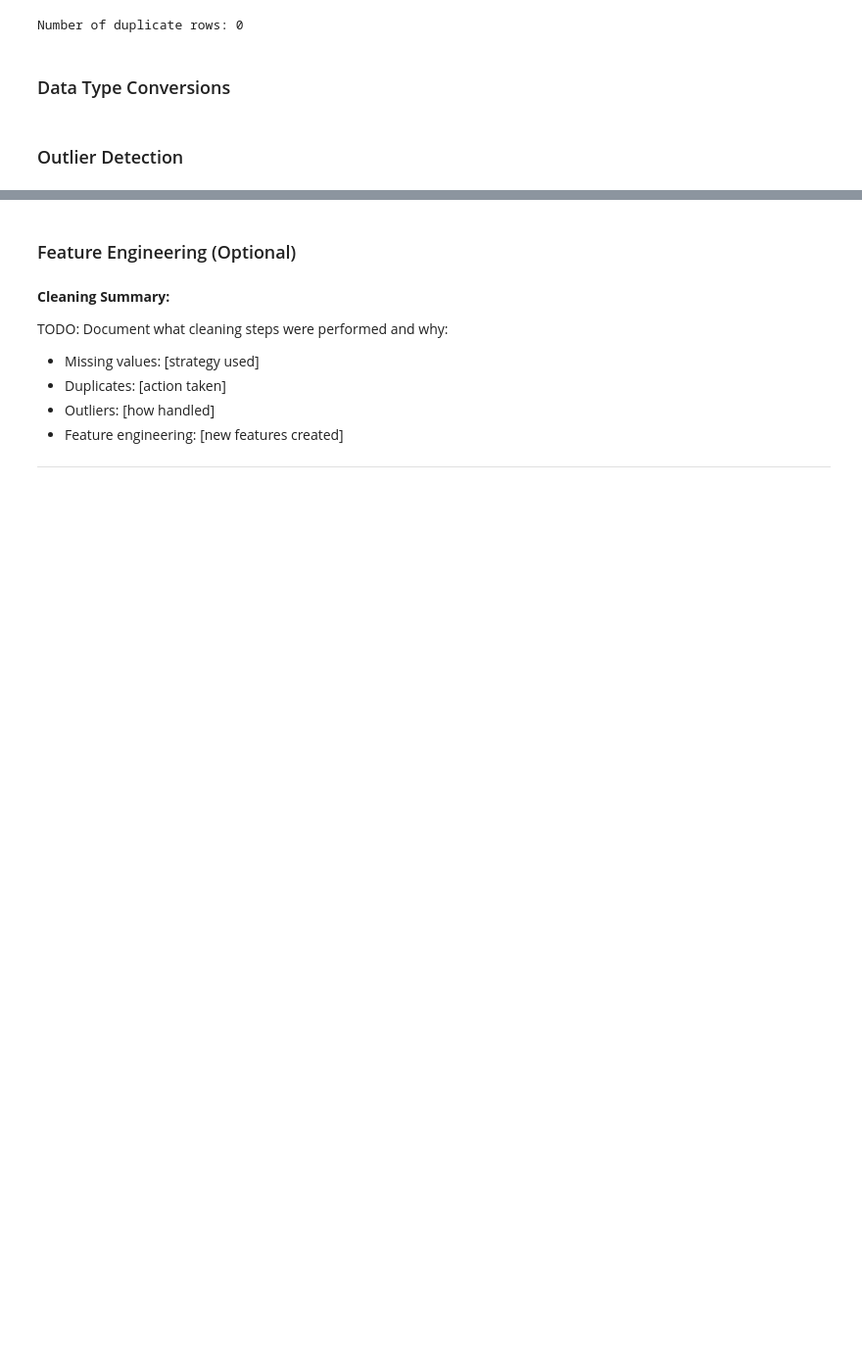
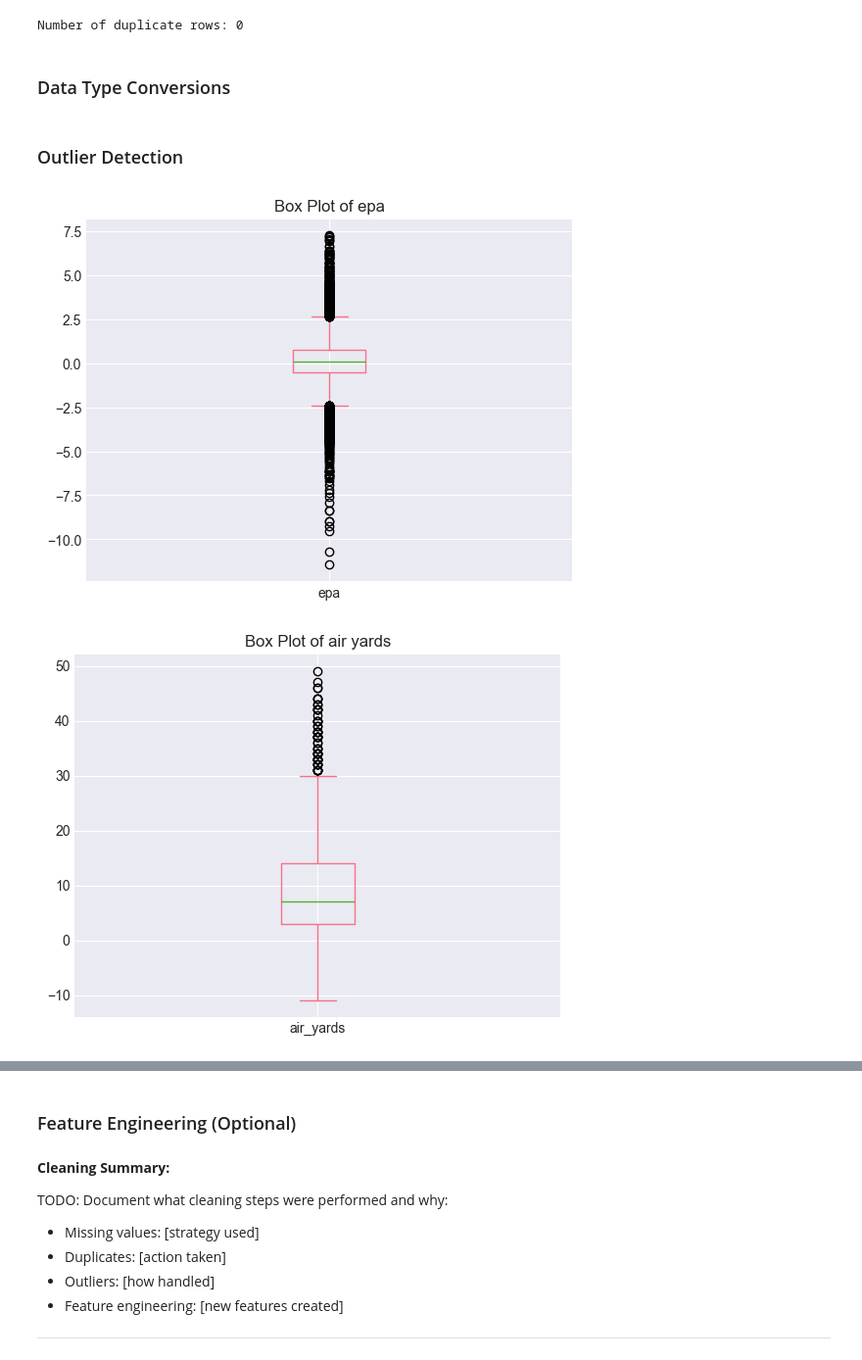
Before and after one commit to EdisonAyranisthebest/Eclipse_W26_Football, a Jupyter notebook: fourth_down_decision_epa_analysis.ipynb, the cells around one changed output, grey strips where cells are left out. Shown at 98% size. Saved outputs shown, nothing was run; the diff lists cells and outputs as text; code cells hidden in the pictures; blank space fills up the shorter version.

Commit message:
Rough EDA: added summary statistics, boxplots, histogram, scatterplots. Will go more into defensive metrics and field pos tomorrow.

```diff
--- a/fourth_down_decision_epa_analysis.ipynb
+++ b/fourth_down_decision_epa_analysis.ipynb
@@ -357,19 +363,37 @@ pass
 # %%
 # TODO: Detect outliers in numeric columns
 # Common methods:
 # 1. IQR method
 # 2. Z-score method
 # 3. Visual inspection with box plots
 
 # Example: Box plots for numeric columns
-if df is not None:
-    numeric_cols = df.select_dtypes(include=[np.number]).columns
+# if df is not None:
+#     numeric_cols = df.select_dtypes(include=[np.number]).columns
 
-    if len(numeric_cols) > 0:
-        # TODO: Create box plots for numeric columns
-        # fig, axes = plt.subplots(len(numeric_cols), 1, figsize=(10, 3*len(numeric_cols)))
-        # for i, col in enumerate(numeric_cols):
-        #     df.boxplot(column=col, ax=axes[i])
-        # plt.tight_layout()
-        # plt.show()
-        pass
+#     if len(numeric_cols) > 0:
+#         # TODO: Create box plots for numeric columns
+#         # fig, axes = plt.subplots(len(numeric_cols), 1, figsize=(10, 3*len(numeric_cols)))
+#         # for i, col in enumerate(numeric_cols):
+#         #     df.boxplot(column=col, ax=axes[i])
+#         # plt.tight_layout()
+#         # plt.show()
+#         pass
+
+df_4th['epa'].plot.box()
+plt.title('Box Plot of epa')
+plt.show()
+# very high variance. possibly not normally distributed
+
+df_4th['air_yards'].plot.box()
+plt.title('Box Plot of air yards')
+plt.show()
+# negative air yards? lots of backward passes on 4th downs? are spikes included?
+
+df_4th['yards_after_catch'].plot.box()
+plt.title('Box Plot of yards after catch')
+plt.show()
+# seems accurate and logical
+# %% [output]
+[figure, added]
+[figure, added]
```
Also changed, not shown: parts of 18 cells of this notebook.
